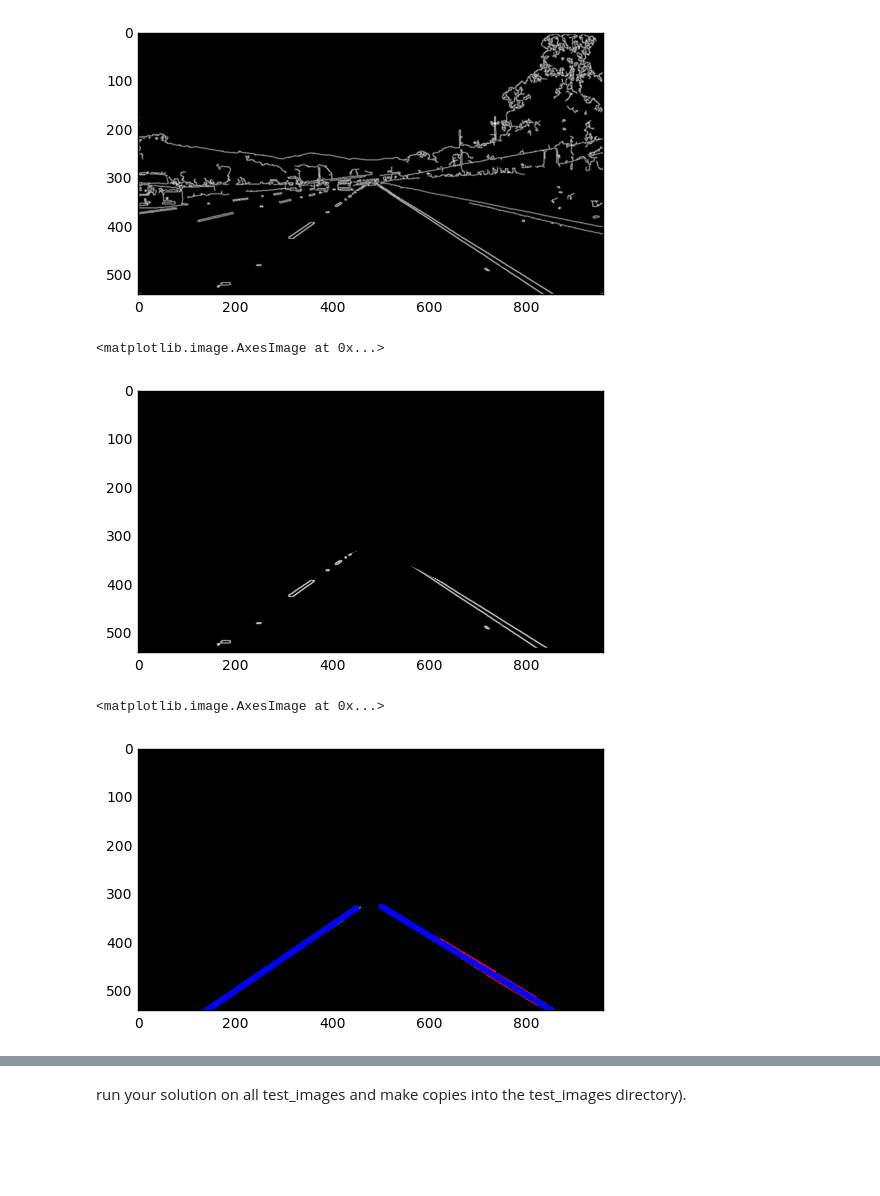
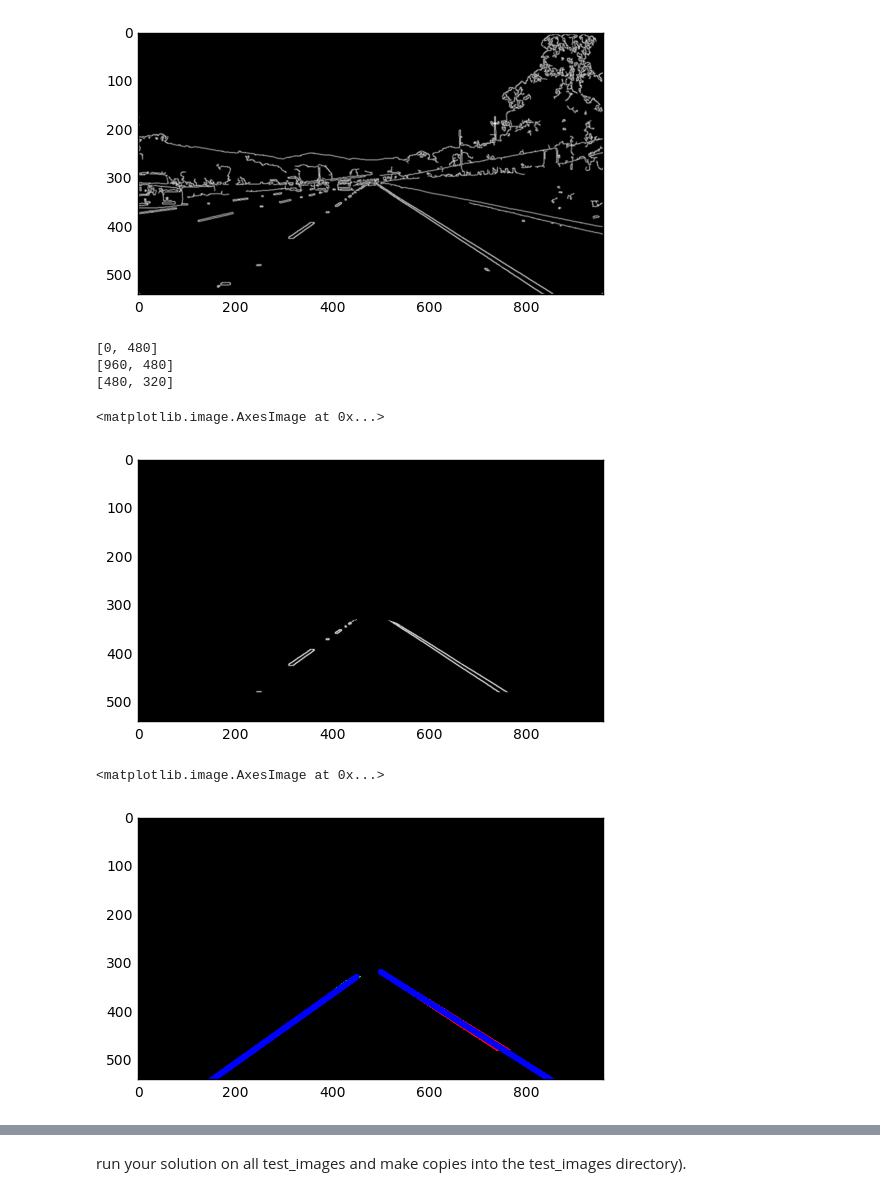
Before and after one commit to Nallo/CarND-LaneLines-P1, a Jupyter notebook: P1.ipynb, the cells around one changed output, grey strips where cells are left out. Cells and saved outputs as stored; diff of their text form; code cells hidden in the pictures; blank space fills up the shorter version.

Commit message:
ROI adapting to image shape - WIP
Signed-off-by: Stefano Martinallo <stefano@sherlock.bike>

```diff
--- a/P1.ipynb
+++ b/P1.ipynb
@@ -263,22 +263,38 @@ plt.imshow(gauss, cmap='gray')
 # %%
 # 4. Extraxt the Region Of Interest - ROI
 #
 #    As seen in "The Great Robot Race" documentary,
 #    Stanley was using a 4 sides polygon which can
 #    lead to better reults that the triangle polygon.
 #    Need to be tested.
 def pipeline_roi(img):
-    left_bottom = [0, 530]
-    right_bottom = [900, 530]
-    apex = [475, 320]
+    offset = 50
+    img_half_x = int(img.shape[1] / 2)
+    img_half_y = int(img.shape[0] / 2)
+
+    apex = [img_half_x, img_half_y + offset]
+    left_bottom = [0, img_half_x]
+    right_bottom = [img.shape[1], img_half_x]
+
+    #left_bottom = [0, 530]
+    #right_bottom = [900, 530]
+    #apex = [475, 320]
+
+    print(left_bottom)
+    print(right_bottom)
+    print(apex)
+
     vertices = np.array([apex, left_bottom, right_bottom])
     return region_of_interest(img, [vertices])
 
 region = pipeline_roi(gauss)
 plt.imshow(region, cmap='gray')
 # %% [output]
-<matplotlib.image.AxesImage at 0x...>
+[0, 480]
+[960, 480]
+[480, 320]
+<matplotlib.image.AxesImage at 0x...>
-[figure, old version]
+[figure, new version]
 # %%
 # 5. Hough Transformation
 def pipeline_hough(img):
@@ -293,7 +309,7 @@ hough = pipeline_hough(region)
 plt.imshow(hough, cmap='gray')
 # %% [output]
 <matplotlib.image.AxesImage at 0x...>
-[figure, old version]
+[figure, new version]
 # %%
 # Final step. Display the starting image with detected lines
 def pipeline_result(hough_img, original_img):
```
Also changed, not shown: parts of 7 cells of this notebook.
